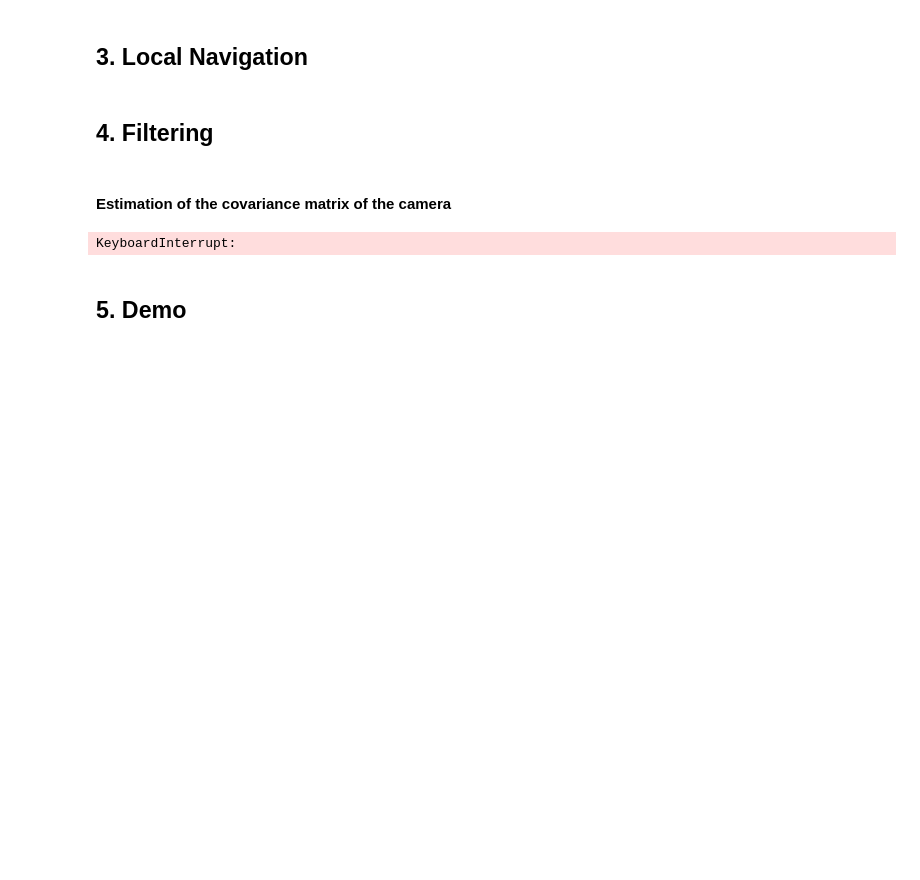
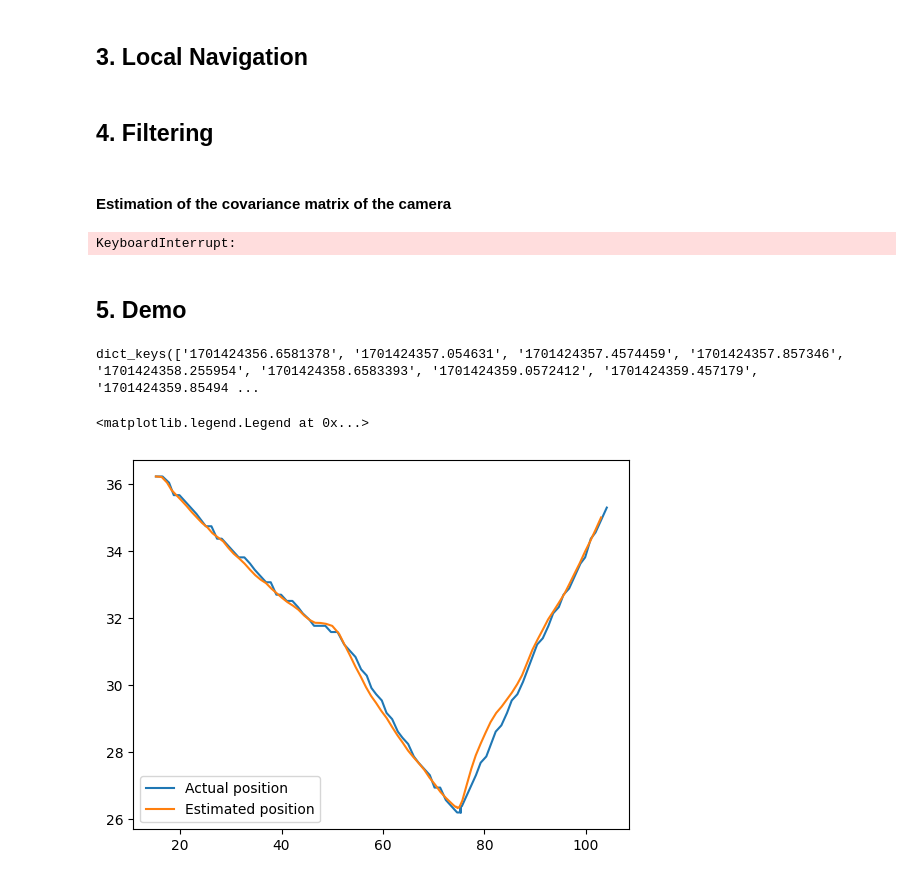
Before and after one commit to alessandrodalbesio/EPFL-Basics-Of-Mobile-Robotics, a Jupyter notebook: report.ipynb, the cells around one changed output. Saved outputs shown, nothing was run; the diff lists cells and outputs as text; code cells hidden in the pictures; blank space fills up the shorter version.

Commit message:
data-analysis report

```diff
--- a/report.ipynb
+++ b/report.ipynb
@@ -272,6 +272,63 @@ print("Done!")
 KeyboardInterrupt:
 # %% [markdown]
 ## 5. Demo
+# %%
+import json
+#Dump Json file
+data = json.load(open("data_1701424393.json","r+"))
+
+print(data.keys())
+# %% [output]
+dict_keys(['1701424356.6581378', '1701424357.054631', '1701424357.4574459', '1701424357.857346', '1701424358.255954', '1701424358.6583393', '1701424359.0572412', '1701424359.457179', '1701424359.85494 ...
+# %%
+from filtering.kalman_filter import * # Import Kalman filter
+from pandas import DataFrame
+import pandas as pd
+import matplotlib.pyplot as plt
+
+actual_pos = []
+actual_theta = []
+estimated_pos = []
+estimated_theta = []
+
+n=0
+
+for i in (data):
+    n = n + 1
+    if(n == 1):
+        camera_data = data[str(i)]["cam_data"]
+        cam_x = camera_data[0]
+        cam_y = camera_data[1]
+        cam_theta = camera_data[2]
+        start_pos = [cam_x,cam_y]
+        kalman = KalmanFilter(start_pos, 0)
+        continue
+    camera_state = 'on'
+    camera_data = data[str(i)]["cam_data"]
+    cam_x = camera_data[0]
+    cam_y = camera_data[1]
+    cam_theta = camera_data[2]
+    if(cam_theta > np.pi):
+        cam_theta = cam_theta - 2*np.pi
+    actual_pos.append([cam_x,cam_y])
+    actual_theta.append(cam_theta)
+    left_speed = data[str(i)]["left_speed_measured"]
+    right_speed = data[str(i)]["right_speed_measured"]
+    dt = data[str(i)]["time_sampling"]
+    [pos_estimated_x, pos_estimated_y, pos_estimated_theta] = kalman.update_kalman(left_speed, right_speed, camera_state, dt, np.array([cam_x, cam_y, cam_theta]))
+    estimated_pos.append([pos_estimated_x, pos_estimated_y])
+    estimated_theta.append(pos_estimated_theta)
+
+df = pd.DataFrame(actual_pos, columns = ['x', 'y'])
+df2 = pd.DataFrame(estimated_pos, columns = ['x', 'y'])
+
+fig, ax = plt.subplots()
+ax.plot(df['x'], df['y'], label='Actual position')
+ax.plot(df2['x'], df2['y'], label='Estimated position')
+ax.legend()
+# %% [output]
+<matplotlib.legend.Legend at 0x...>
+[figure, added]
 # %%
 from vision.map import * # Import map library
 from tdmclient import ClientAsync # Import thymio library
```
Also changed, not shown: parts of 1 cell of this notebook.
